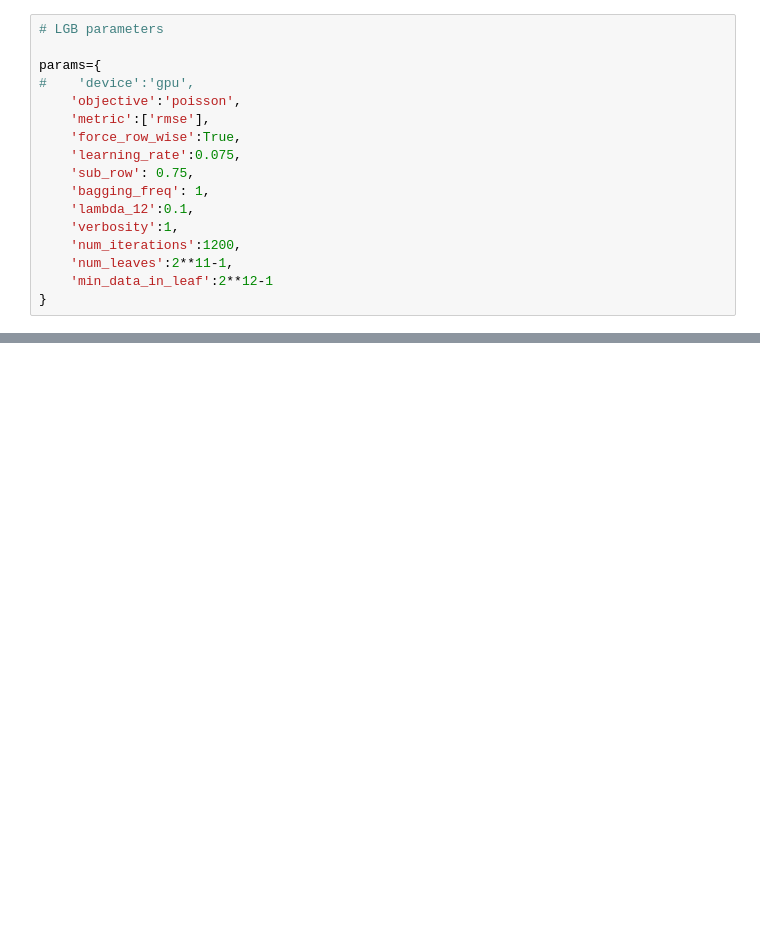
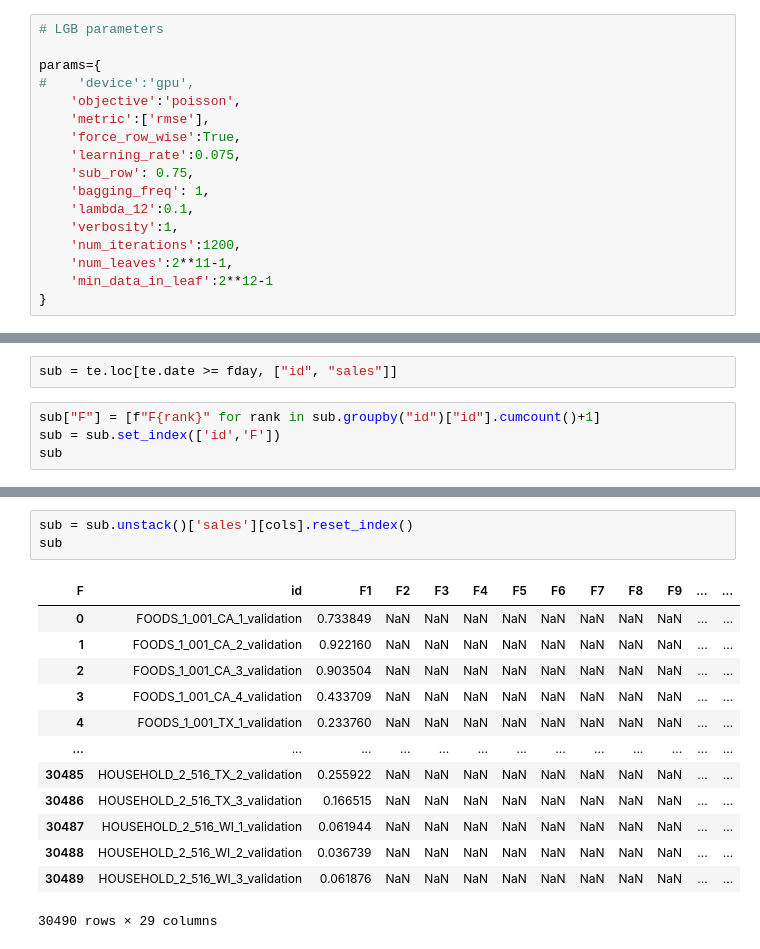
Before and after one commit to KunalArora/kaggle-m5-forecasting, a Jupyter notebook: M5-LightGBM.ipynb, the cells around one changed output, grey strips where cells are left out. Saved outputs shown, nothing was run; the diff lists cells and outputs as text; blank space fills up the shorter version.

```diff
--- a/M5-LightGBM.ipynb
+++ b/M5-LightGBM.ipynb
@@ -241,0 +494,6 @@ sub.to_csv("submission.csv",index=False)
+# %%
+sub = te.loc[te.date >= fday, ["id", "sales"]]
+# %%
+sub["F"] = [f"F{rank}" for rank in sub.groupby("id")["id"].cumcount()+1]
+sub = sub.set_index(['id','F'])
+sub
@@ -241,0 +515,17 @@ sub.to_csv("submission.csv",index=False)
+# %%
+sub = sub.unstack()['sales'][cols].reset_index()
+sub
+# %% [output]
+| F | id | F1 | F2 | F3 | F4 | F5 | F6 | F7 | F8 | F9 | ... | ... |
+| 0 | FOODS_1_001_CA_1_validation | 0.733849 | NaN | NaN | NaN | NaN | NaN | NaN | NaN | NaN | ... | ... |
+| 1 | FOODS_1_001_CA_2_validation | 0.922160 | NaN | NaN | NaN | NaN | NaN | NaN | NaN | NaN | ... | ... |
+| 2 | FOODS_1_001_CA_3_validation | 0.903504 | NaN | NaN | NaN | NaN | NaN | NaN | NaN | NaN | ... | ... |
+| 3 | FOODS_1_001_CA_4_validation | 0.433709 | NaN | NaN | NaN | NaN | NaN | NaN | NaN | NaN | ... | ... |
+| 4 | FOODS_1_001_TX_1_validation | 0.233760 | NaN | NaN | NaN | NaN | NaN | NaN | NaN | NaN | ... | ... |
+| ... | ... | ... | ... | ... | ... | ... | ... | ... | ... | ... | ... | ... |
+| 30485 | HOUSEHOLD_2_516_TX_2_validation | 0.255922 | NaN | NaN | NaN | NaN | NaN | NaN | NaN | NaN | ... | ... |
+| 30486 | HOUSEHOLD_2_516_TX_3_validation | 0.166515 | NaN | NaN | NaN | NaN | NaN | NaN | NaN | NaN | ... | ... |
+| 30487 | HOUSEHOLD_2_516_WI_1_validation | 0.061944 | NaN | NaN | NaN | NaN | NaN | NaN | NaN | NaN | ... | ... |
+| 30488 | HOUSEHOLD_2_516_WI_2_validation | 0.036739 | NaN | NaN | NaN | NaN | NaN | NaN | NaN | NaN | ... | ... |
+| 30489 | HOUSEHOLD_2_516_WI_3_validation | 0.061876 | NaN | NaN | NaN | NaN | NaN | NaN | NaN | NaN | ... | ... |
+30490 rows × 29 columns
```
Also changed, not shown: parts of 41 cells of this notebook, 4 other files.
